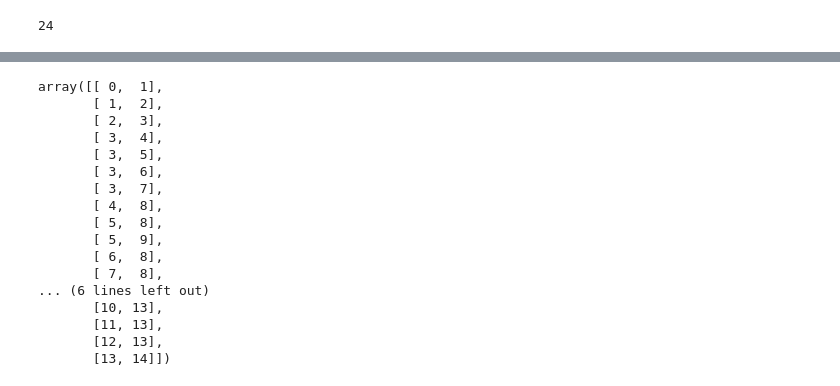
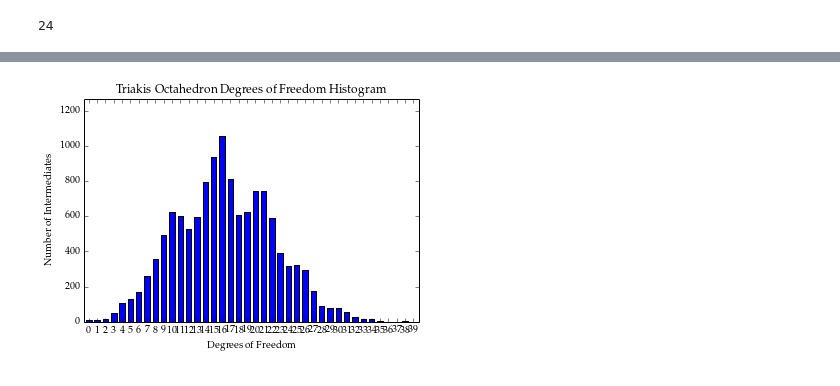
Before and after one commit to Danie1Johnson/research, a Jupyter notebook: poly_stats.ipynb, the cells around one changed output, grey strips where cells are left out. Cells and saved outputs as stored; diff of their text form; code cells hidden in the pictures.

Commit message:
poly_stat updated to plot dofs.

```diff
--- a/poly_stats.ipynb
+++ b/poly_stats.ipynb
@@ -9,10 +13,3 @@ import polyhedra as poly
 import bga_4_0 as bga
 
 bga = reload(bga)
-# %%
-#poly_name = "rhombicuboctahedron"
-#poly_name = "truncated_octahedron"
-#poly_name = "truncated_cuboctahedron"
-#poly_name = "rhombic_triacontahedron"
-#poly_name = "rhombic_dodecahedron"
-poly_name = "octahedron"
@@ -25,3 +41,11 @@ ints, ids, paths, shell_int, shell_paths, edges, shell_edge, degens = bga.get_bg
+# %%
+from matplotlib import rc
+rc('font', **{'family':'serif','serif':['Palatino']})
+rc('text', usetex=True)
+
+fig_width = 10
+fig_height = 10
+fig_dpi = 200
 # %%
 Rs = bga.generate_rotations(adj_list)
 print len(Rs)
@@ -60,20 +65,32 @@ for int in range(len(ints)):
-# %%
-edges
-# %% [output]
-array([[ 0,  1],
-       [ 1,  2],
-       [ 2,  3],
-       [ 3,  4],
-       [ 3,  5],
-       [ 3,  6],
-       [ 3,  7],
-       [ 4,  8],
-       [ 5,  8],
-       [ 5,  9],
-       [ 6,  8],
-       [ 7,  8],
-... (6 lines left out)
-       [10, 13],
-       [11, 13],
-       [12, 13],
-       [13, 14]])
+# %%
+def int_hist(data):
+    counts = np.zeros(int(data.max()) - int(data.min()) + 1)
+    for x in data:
+        counts[int(round(x))] += 1
+    return counts, data.min(), data.max()
+# %%
+dofs = np.zeros(len(ints))
+for k, int_num in enumerate(range(len(ints))):
+    dofs[k] = bga.DoF(ints[int_num], verts, face_inds)[0]
+
+dof_max = int(dofs.max())
+counts, dmin, dmax = int_hist(dofs)
+N = dmax - dmin + 1
+
+ind = np.arange(N)  # the x locations for the groups
+width = 0.65       # the width of the bars
+
+fig, ax = plt.subplots()
+rects1 = ax.bar(ind, counts, width)
+
+ax.set_ylabel('Number of Intermediates')
+ax.set_xlabel('Degrees of Freedom')
+ax.set_title(PolyName+' Degrees of Freedom Histogram')
+ax.set_xticks(ind+width*0.5)
+ax.set_xticklabels(range(dof_max+1))
+ax.set_xlim(dmin - 0.25, dmax+1)
+ax.set_ylim(0,1.2*counts.max())
+
+plt.savefig(poly_name+"_dof_hist.eps", dpi=fig_dpi, format='eps')
+# %% [output]
+[figure, added]
```
Also changed, not shown: parts of 7 cells of this notebook.
